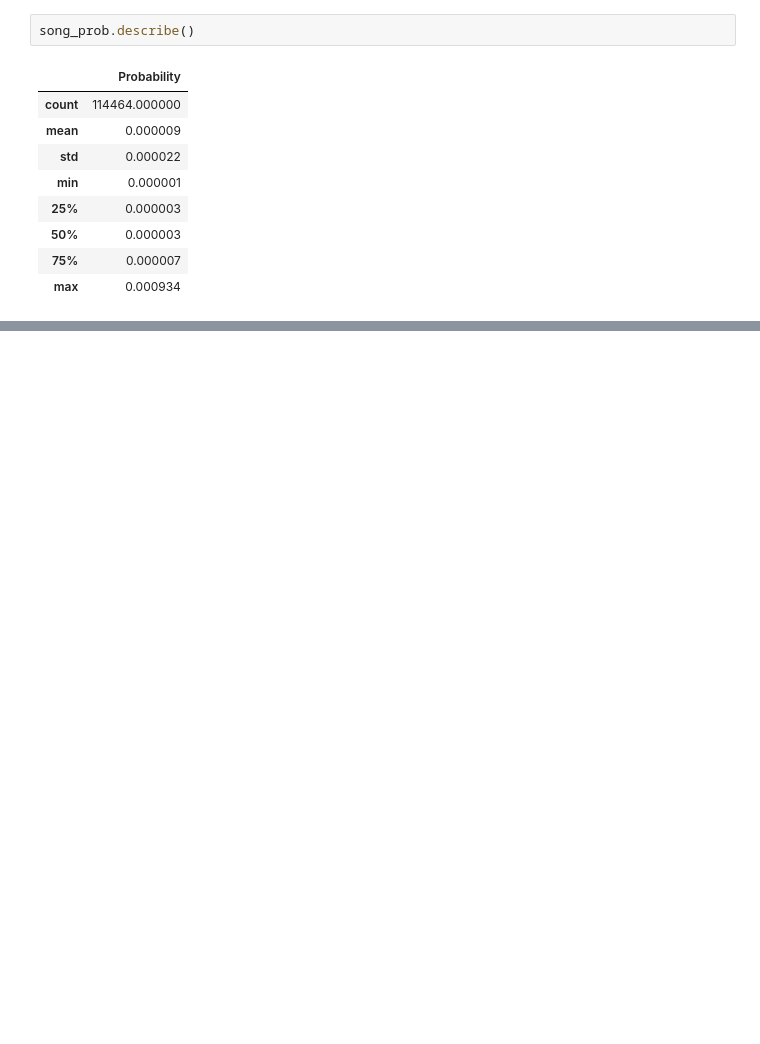
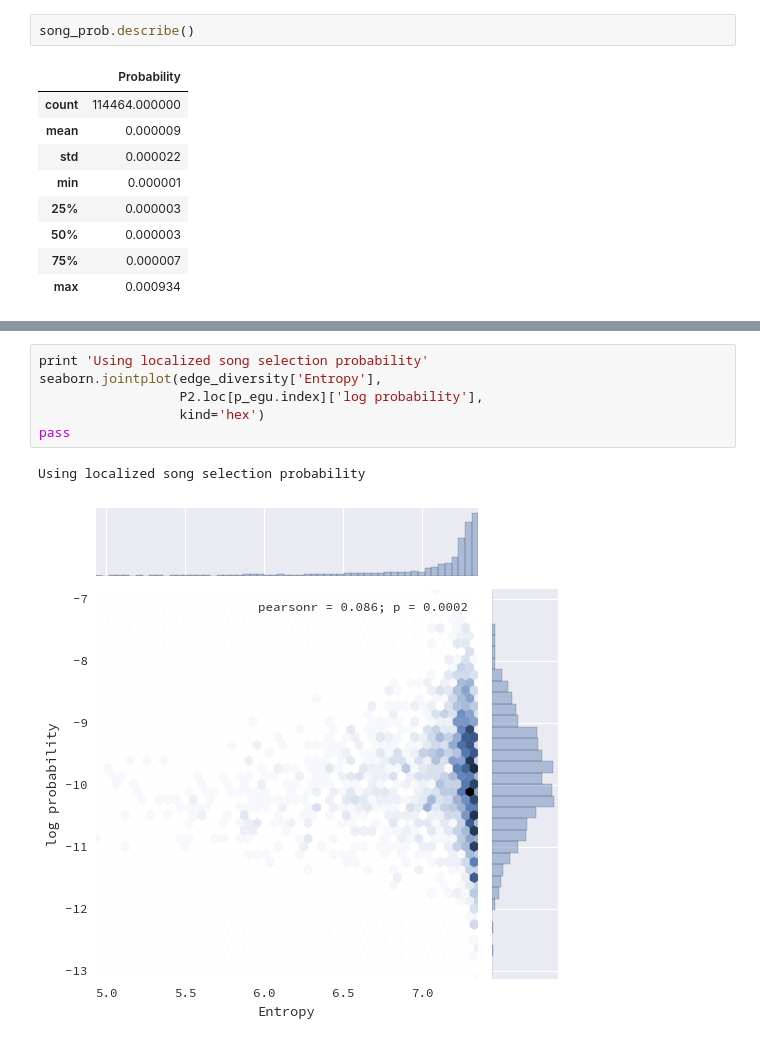
Before and after one commit to bmcfee/playlist_recommender, a Jupyter notebook: code/notebooks/07 - Usage statistics.ipynb, the cells around one changed output, grey strips where cells are left out. Drawn from its saved outputs; the diff is of its cells as text; blank space fills up the shorter version.

```diff
--- a/code/notebooks/07 - Usage statistics.ipynb
+++ b/code/notebooks/07 - Usage statistics.ipynb
@@ -308,0 +323,9 @@ seaborn.jointplot(S_ent['Entropy'],
+# %%
+print 'Using localized song selection probability'
+seaborn.jointplot(edge_diversity['Entropy'],
+                  P2.loc[p_egu.index]['log probability'],
+                  kind='hex')
+pass
+# %% [output]
+Using localized song selection probability
+[figure, added]
```
Also changed, not shown: parts of 24 cells of this notebook.
